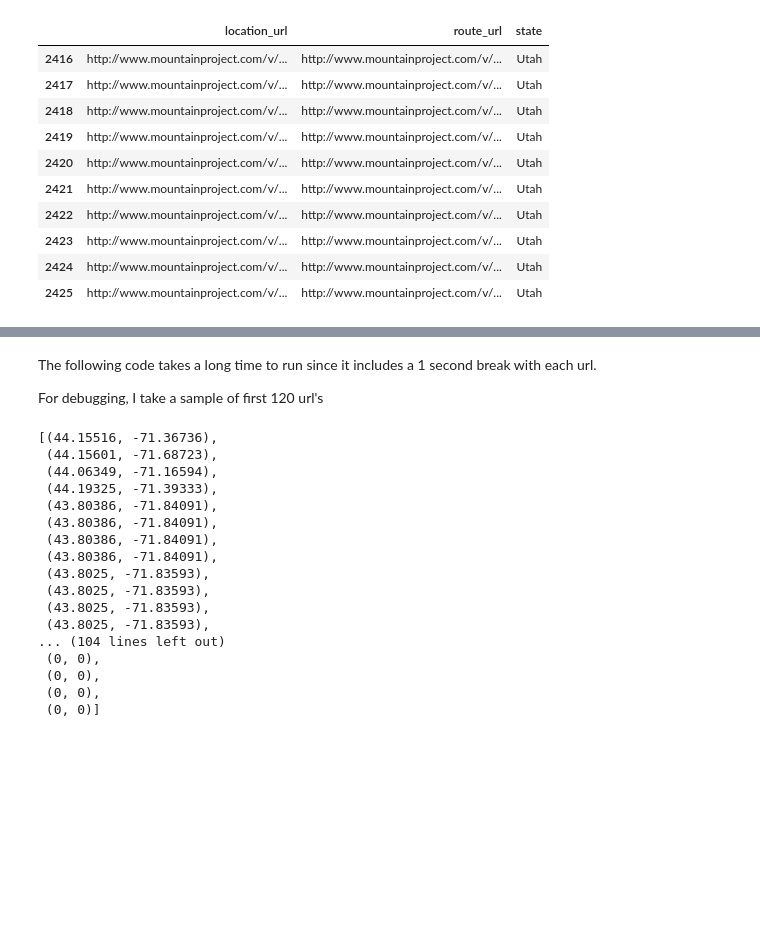
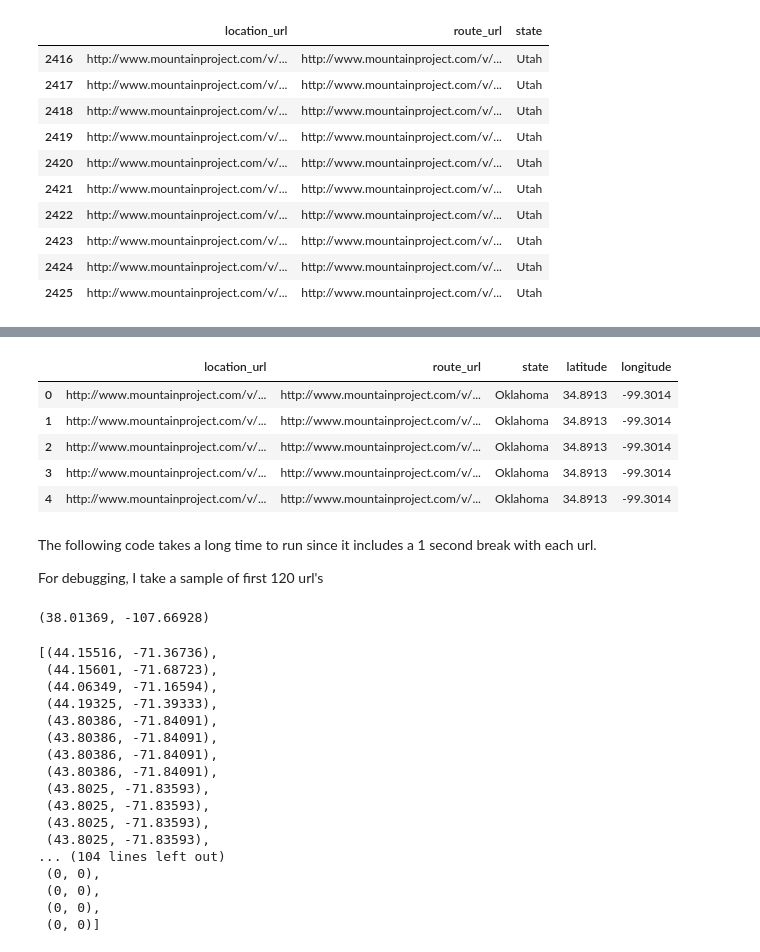
Before and after one commit to nolefp/cs109-final-project, a Jupyter notebook: Climb Hierarchy Tree Traversing.ipynb, the cells around one changed output, grey strips where cells are left out. Drawn from its saved outputs; the diff is of its cells as text; code cells hidden in the pictures; blank space fills up the shorter version.

```diff
--- a/Climb Hierarchy Tree Traversing.ipynb
+++ b/Climb Hierarchy Tree Traversing.ipynb
@@ -421,6 +431,6 @@ df_routes.to_csv("df_routes.csv")
 # %%
 def get_location(url):
-    numerical_coords = (0,0)
+    numerical_coords = [0,0]
     loc_req = requests.get(url)
     loc_soup = BeautifulSoup(loc_req.text, "html.parser")
 
@@ -436,7 +446,30 @@ def get_location(url):
             #To access these locations, the url string is split - This splitting is consistent across all map url's.
             coords = u.get("href").split('=')[1].split('&')[0].split(',')
             numerical_coords = (float(coords[0]), float(coords[1])) #convert unicode coordinates to floats in a tuple.
-    time.sleep(1)
+    time.sleep(0.5)
+
+    if numerical_coords == [0,0]:
+        less_specific_area = loc_soup.find("div", attrs ={"id":"navBox"}).find_all("a")
+        less_specific_url = [x.get("href") for x in less_specific_area]
+        i= 1
+        n = len(less_specific_url)
+
+        while numerical_coords == [0,0] and i < n:
+            numerical_coords = get_location("http://www.mountainproject.com" + less_specific_url[-i])
+            '''
+            less_specific_req = requests.get("http://www.mountainproject.com"+ less_specific_url[-i])
+            less_specific_soup = BeautifulSoup(less_specific_req.text,"html.parser")
+
+            less_specific_table = less_specific_soup.find("div", attrs ={"class":"rspCol", "style":"max-width:500px;"})
+            new_urls = less_specific_table.find_all("a", attrs ={"target":"_blank"})
+
+            for u in new_urls:
+                if u.get_text() == 'View Map':
+                    coords = u.get("href").split('=')[1].split('&')[0].split(',')
+                    numerical_coords = [float(x) for x in coords]
+            '''
+            i += 1
+            time.sleep(0.5)
 
 
     return numerical_coords
@@ -442,0 +501,10 @@ def get_location(url):
+# %%
+#df_routes.drop('Unnamed: 0', axis = 1, inplace = True)
+df_routes.head()
+# %% [output]
+|  | location_url | route_url | state | latitude | longitude |
+| 0 | http://www.mountainproject.com/v/... | http://www.mountainproject.com/v/... | Oklahoma | 34.8913 | -99.3014 |
+| 1 | http://www.mountainproject.com/v/... | http://www.mountainproject.com/v/... | Oklahoma | 34.8913 | -99.3014 |
+| 2 | http://www.mountainproject.com/v/... | http://www.mountainproject.com/v/... | Oklahoma | 34.8913 | -99.3014 |
+| 3 | http://www.mountainproject.com/v/... | http://www.mountainproject.com/v/... | Oklahoma | 34.8913 | -99.3014 |
+| 4 | http://www.mountainproject.com/v/... | http://www.mountainproject.com/v/... | Oklahoma | 34.8913 | -99.3014 |
@@ -447,3 +520,7 @@ For debugging, I take a sample of first 120 url's
+# %%
+print num_coords
+# %% [output]
+(38.01369, -107.66928)
 # %%
 #lat_long = [get_location(loc) for loc in location_urls[0:120]]
 
```
Also changed, not shown: parts of 7 cells of this notebook, 1 other file.
